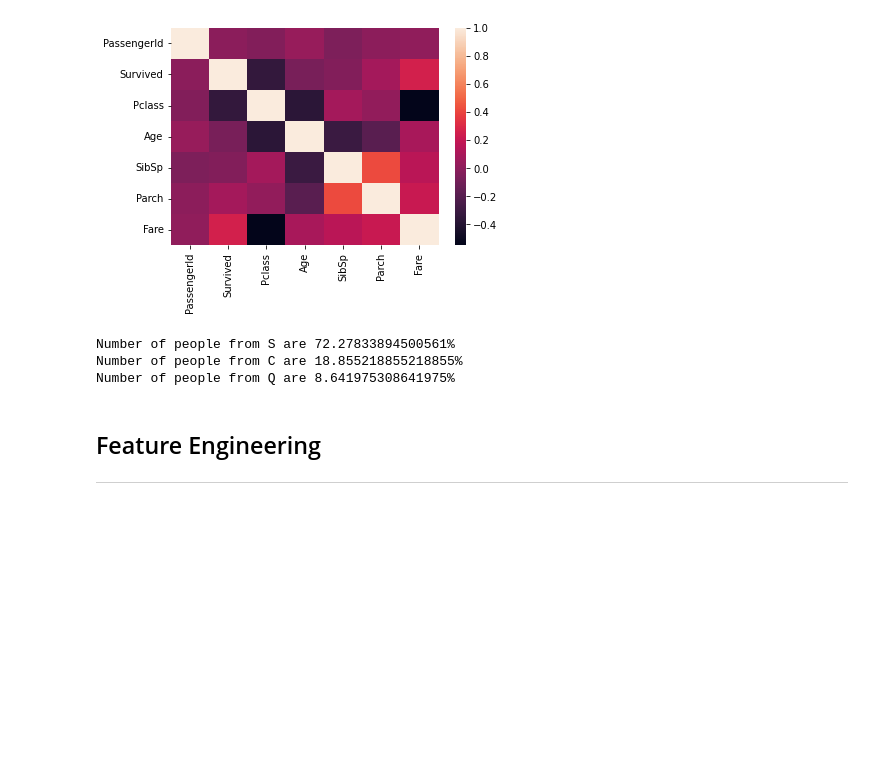
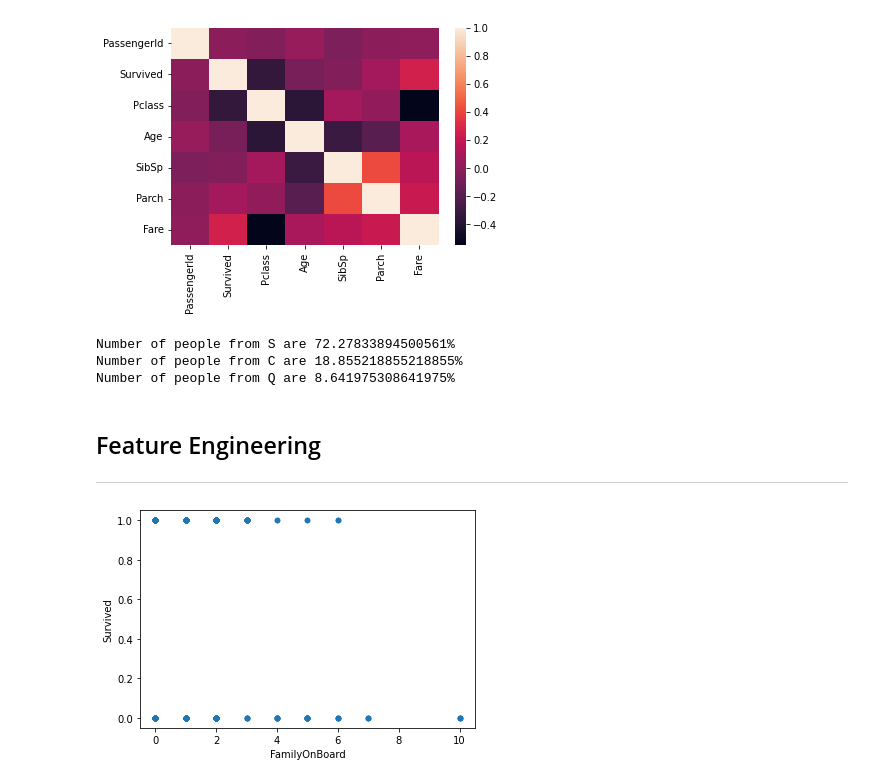
Before and after one commit to Abdurrazakli/pet-finder-popularity-ml, a Jupyter notebook: project.ipynb, the cells around one changed output. Cells and saved outputs as stored; diff of their text form; code cells hidden in the pictures; blank space fills up the shorter version.

Commit message:
[+] Feature Engineering - 2 - Family Members On Board

```diff
--- a/project.ipynb
+++ b/project.ipynb
@@ -203,3 +204,7 @@ Number of people from Q are 8.641975308641975%
 # Merging Parent Children and Sibling Spouse to FamilyOnBoard
 train_df['FamilyOnBoard']= train_df.SibSp + train_df.Parch
 test_df['FamilyOnBoard']= test_df.SibSp + test_df.Parch
+# %%
+plot = train_df.plot.scatter('FamilyOnBoard','Survived')
+# %% [output]
+[figure, added]
```
Also changed, not shown: parts of 2 cells of this notebook.
